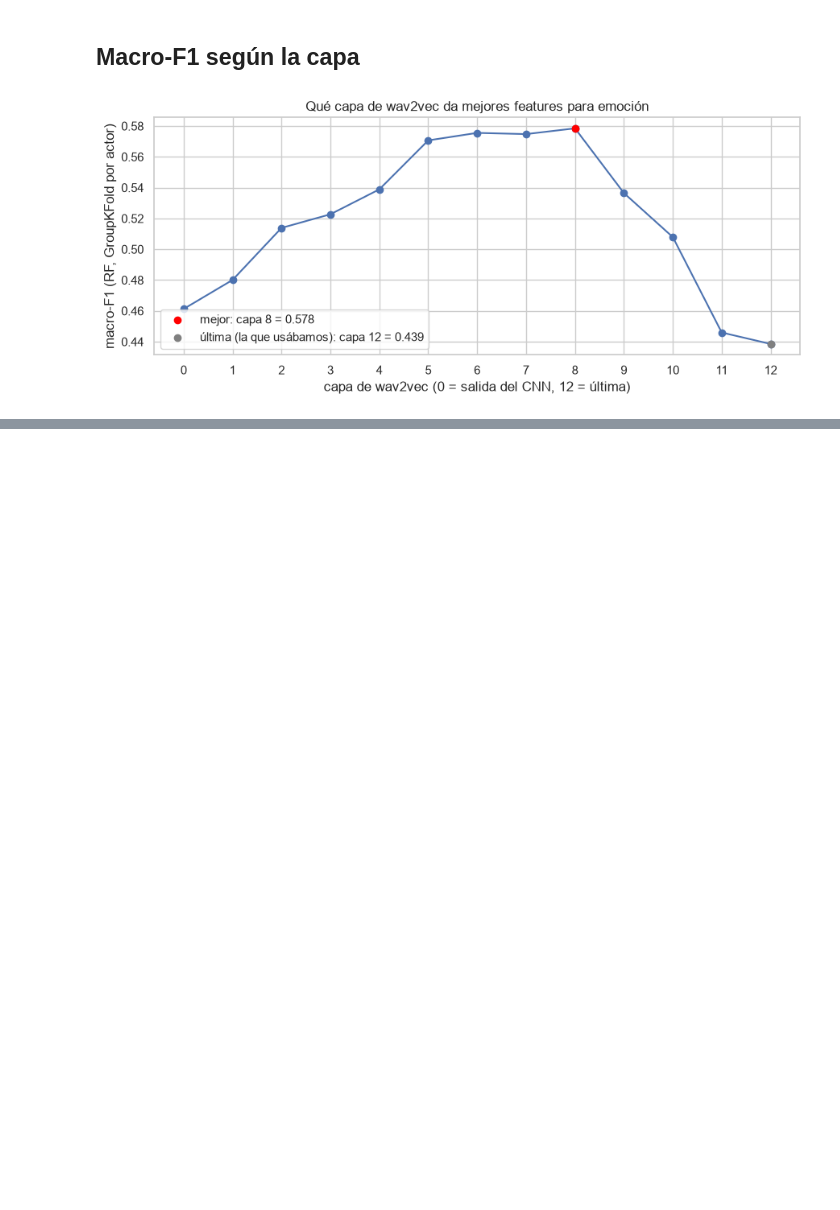
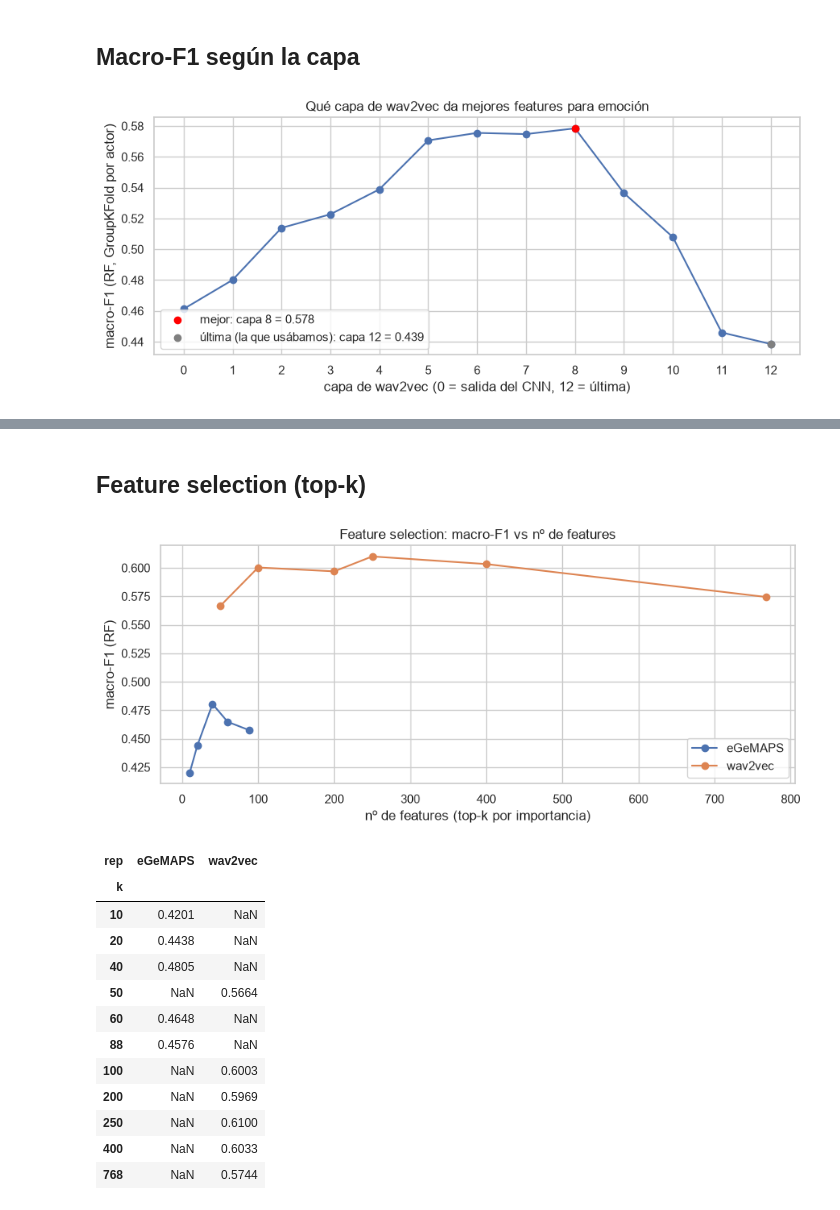
Before and after one commit to BautyGarcia/Gobbie, a Jupyter notebook: notebooks/main.ipynb, the cells around one changed output, grey strips where cells are left out. Drawn from its saved outputs; the diff is of its cells as text; code cells hidden in the pictures; blank space fills up the shorter version.

```diff
--- a/notebooks/main.ipynb
+++ b/notebooks/main.ipynb
@@ -322,0 +310,26 @@ fig.tight_layout(); fig.savefig(REPORTS_DIR / "wav2vec_layer_sweep.png", dpi=110
+# %% [markdown]
+## Feature selection (top-k)
+# %%
+fs = pd.read_parquet(config.PROCESSED_DIR / "feature_selection.parquet")
+fig, ax = plt.subplots(figsize=(9, 4))
+for rep, g in fs.groupby("rep"):
+    ax.plot(g["k"], g["macro_f1"], marker="o", label=rep)
+ax.set_xlabel("nº de features (top-k por importancia)"); ax.set_ylabel("macro-F1 (RF)")
+ax.set_title("Feature selection: macro-F1 vs nº de features"); ax.legend()
+fig.tight_layout(); fig.savefig(REPORTS_DIR / "feature_selection.png", dpi=110, bbox_inches="tight"); plt.show()
+fs.pivot(index="k", columns="rep", values="macro_f1")
+# %% [output]
+[figure, added]
+| rep | eGeMAPS | wav2vec |
+| k |  |  |
+| 10 | 0.4201 | NaN |
+| 20 | 0.4438 | NaN |
+| 40 | 0.4805 | NaN |
+| 50 | NaN | 0.5664 |
+| 60 | 0.4648 | NaN |
+| 88 | 0.4576 | NaN |
+| 100 | NaN | 0.6003 |
+| 200 | NaN | 0.5969 |
+| 250 | NaN | 0.6100 |
+| 400 | NaN | 0.6033 |
+| 768 | NaN | 0.5744 |
```
Also changed, not shown: parts of 27 cells of this notebook, 1 other file.
